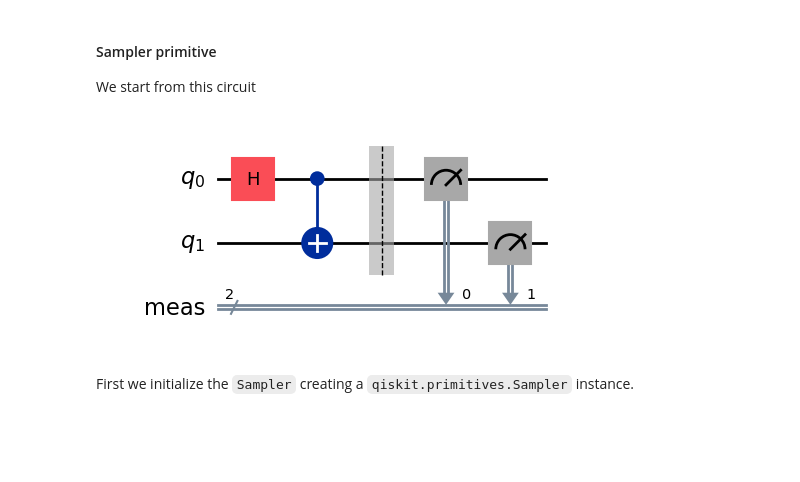
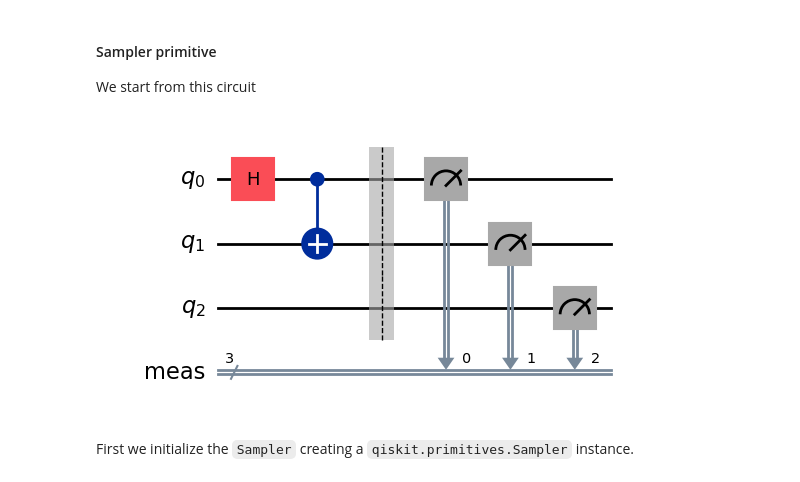
Before and after one commit to NicolaAssolini98/QuantumLab, a Jupyter notebook: Lesson1.ipynb, the cells around one changed output. Drawn from its saved outputs; the diff is of its cells as text; code cells hidden in the pictures; blank space fills up the shorter version.

```diff
--- a/Lesson1.ipynb
+++ b/Lesson1.ipynb
@@ -217,13 +227,13 @@ print(O.input_dims())
 
 We start from this circuit
 # %%
-qc = QuantumCircuit(2)
+qc = QuantumCircuit(3)
 qc.h(0)
 qc.cx(0,1)
 qc.measure_all()
 qc.draw("mpl")
 # %% [output]
-[figure, old version]
+[figure, new version]
 # %% [markdown]
 First we initialize the `Sampler` creating a `qiskit.primitives.Sampler` instance.
 # %%
```
Also changed, not shown: parts of 13 cells of this notebook.
